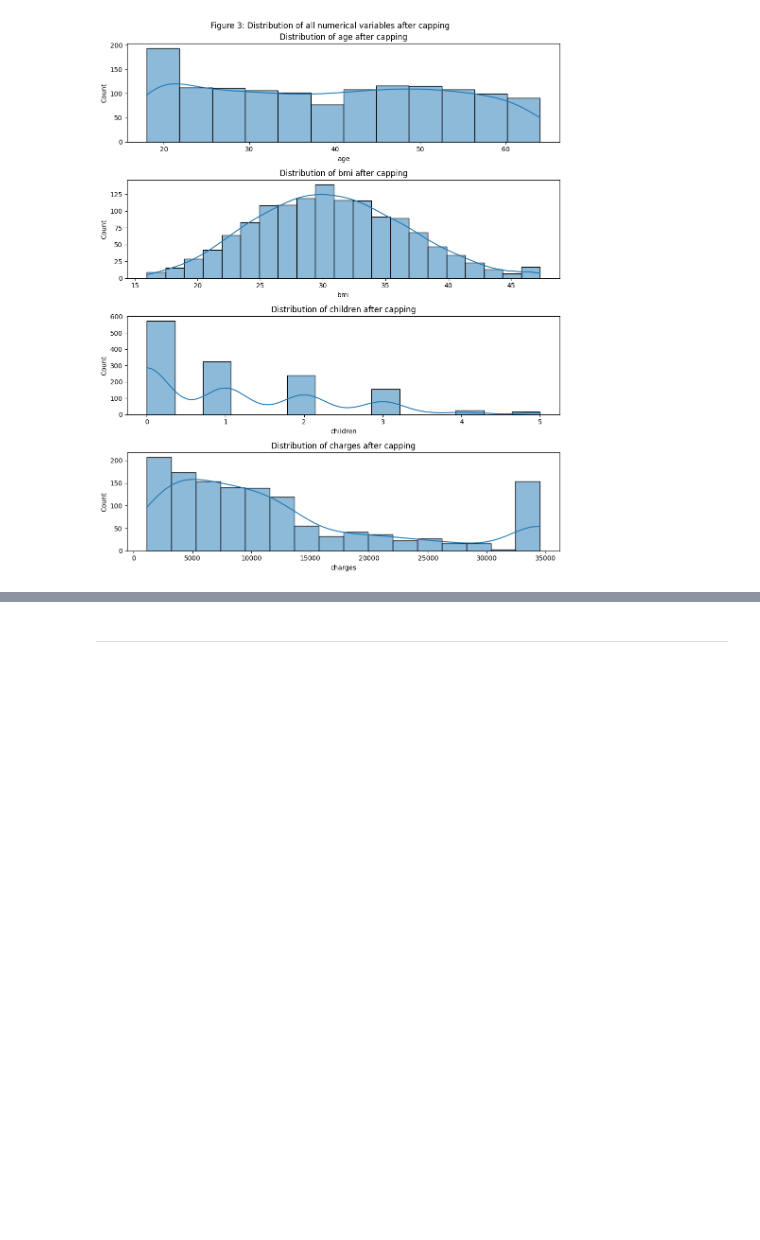
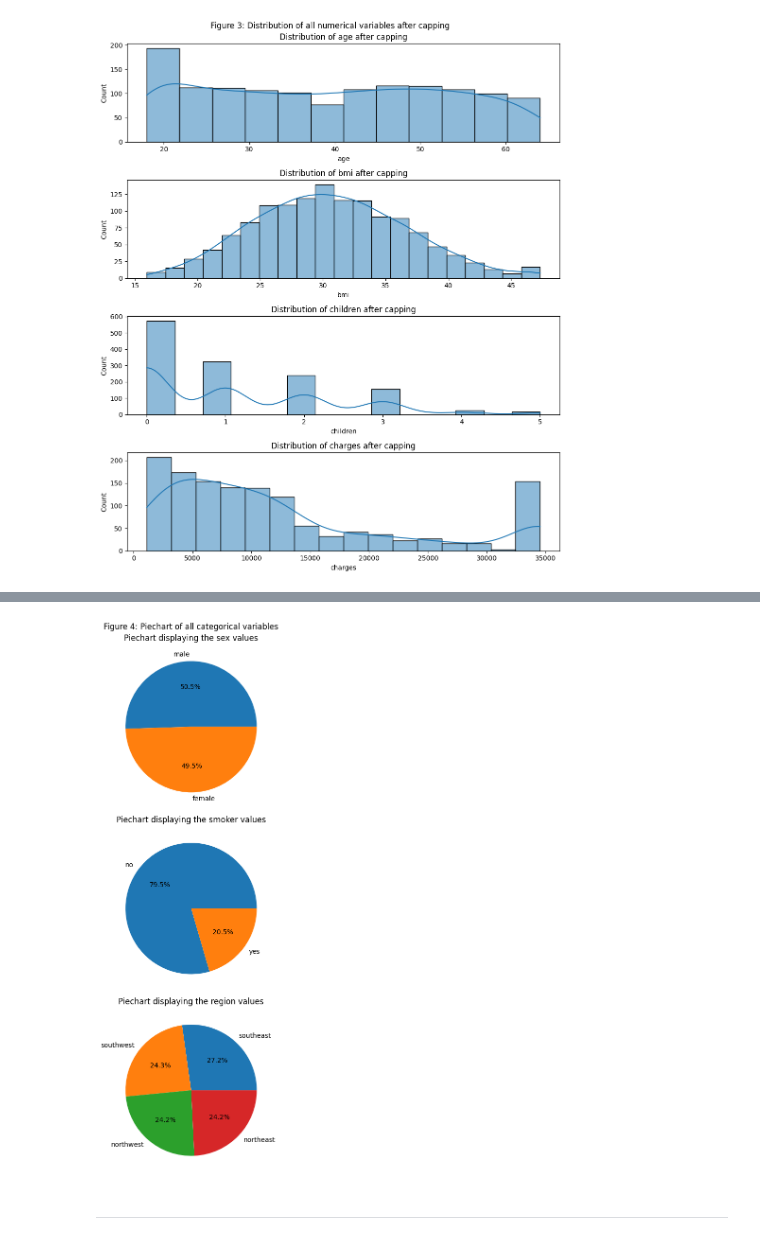
Before and after one commit to chizoalban2003-beep/Project1, a Jupyter notebook: jupyter_notebooks/Notebook_Template.ipynb, the cells around one changed output, grey strips where cells are left out. Saved outputs shown, nothing was run; the diff lists cells and outputs as text; code cells hidden in the pictures; blank space fills up the shorter version.

Commit message:
Piechart displaying categoricalvariables

```diff
--- a/jupyter_notebooks/Notebook_Template.ipynb
+++ b/jupyter_notebooks/Notebook_Template.ipynb
@@ -237,3 +240,18 @@ plt.show()
+# %%
+fig, axes = plt.subplots(nrows=3, ncols=1, figsize=(10, 12))
+col_index = 0
+for col in df_transformed.columns:
+    if df_transformed[col].dtype == 'object' and col_index < 3:
+        value_counts = df_transformed[col].value_counts()
+        axes[col_index].pie(value_counts, labels=value_counts.index, autopct='%1.1f%%')
+        axes[col_index].set_title(f"Piechart displaying the {col} values")
+        col_index += 1
+
+fig.suptitle("Figure 4: Piechart of all categorical variables")
+plt.tight_layout()
+plt.show()
+# %% [output]
+[figure, added]
 # %% [markdown]
 ---
 # %% [markdown]
```
Also changed, not shown: parts of 1 cell of this notebook.
